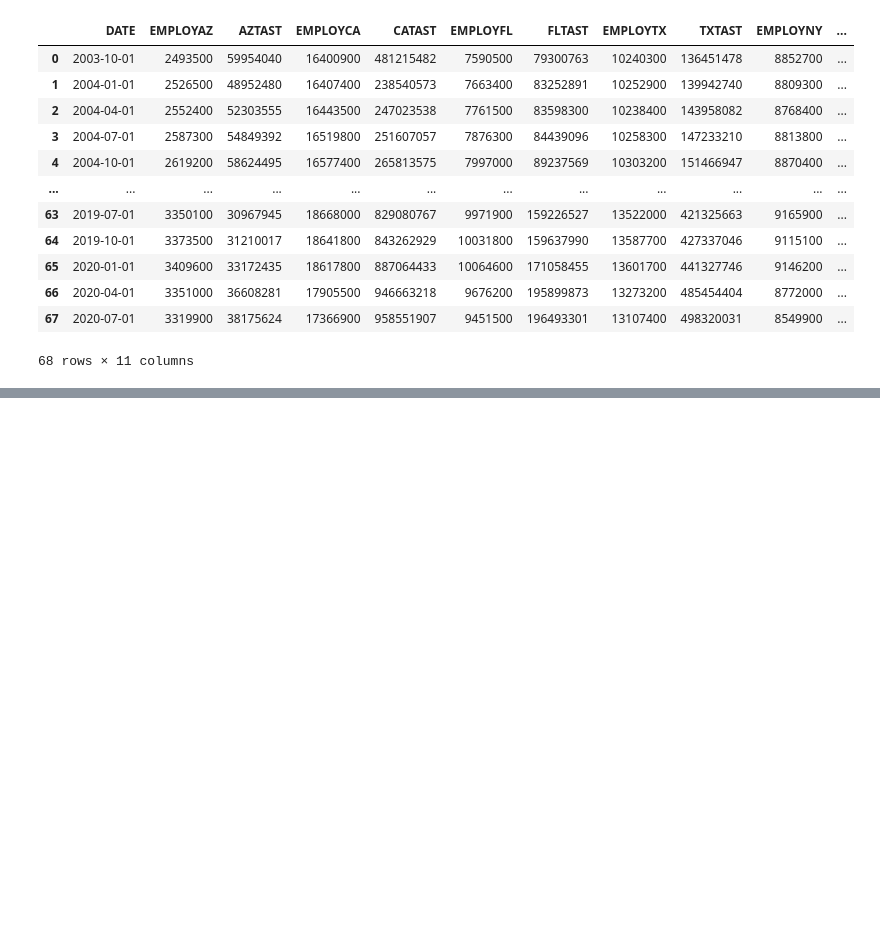
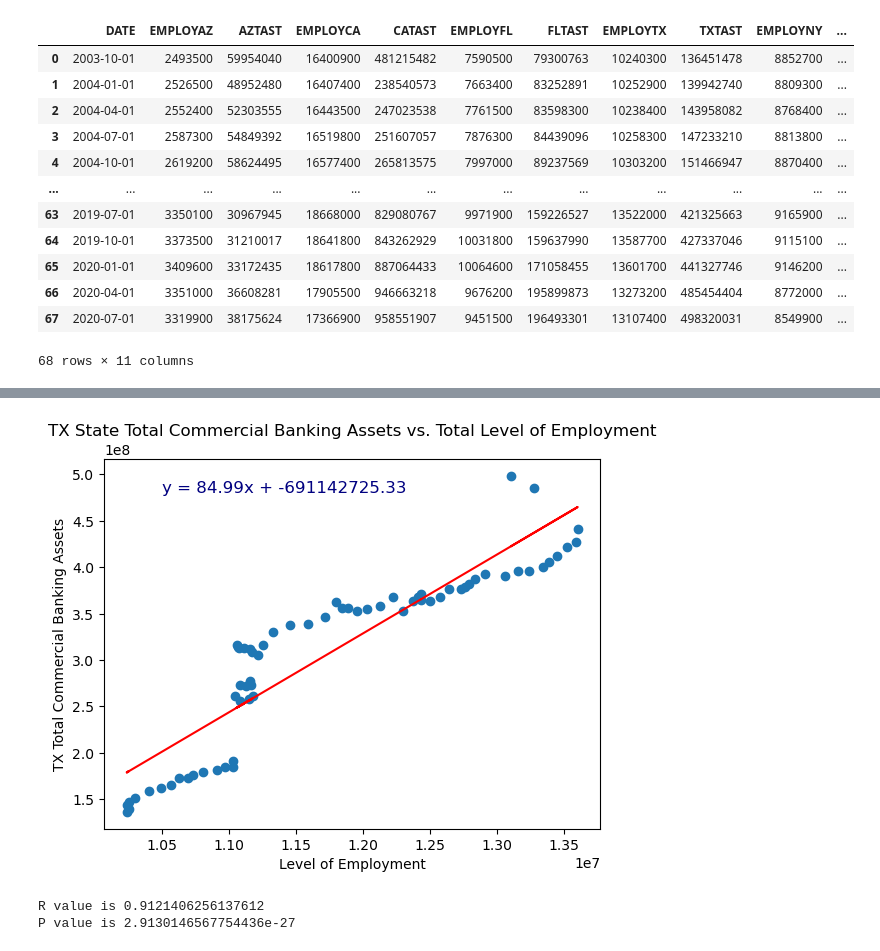
Before and after one commit to RyakDL/Project-1_Finance, a Jupyter notebook: Main_active.ipynb, the cells around one changed output, grey strips where cells are left out. Saved outputs shown, nothing was run; the diff lists cells and outputs as text; code cells hidden in the pictures; blank space fills up the shorter version.

```diff
--- a/Main_active.ipynb
+++ b/Main_active.ipynb
@@ -71,0 +135,11 @@ for x_column in numeric_column_names:
+# %%
+# Linear regression on NY data
+x = States_merge["EMPLOYTX"]
+y = States_merge["TXTAST"]
+
+#Call line function
+plot_linear_regression(x, y,"TX State Total Commercial Banking Assets vs. Total Level of Employment", "TX Total Commercial Banking Assets", (10500000,480000000))
+# %% [output]
+[figure, added]
+R value is 0.9121406256137612
+P value is 2.9130146567754436e-27
```
Also changed, not shown: parts of 14 cells of this notebook.
